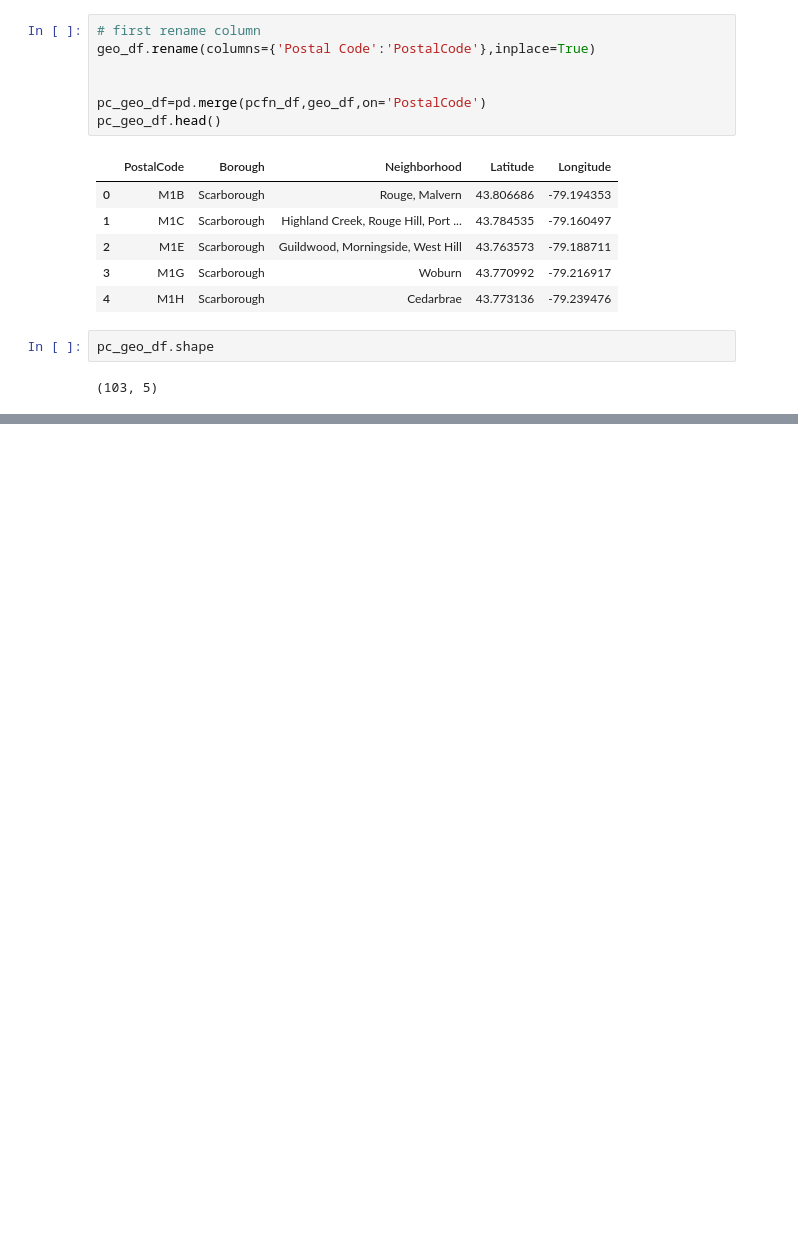
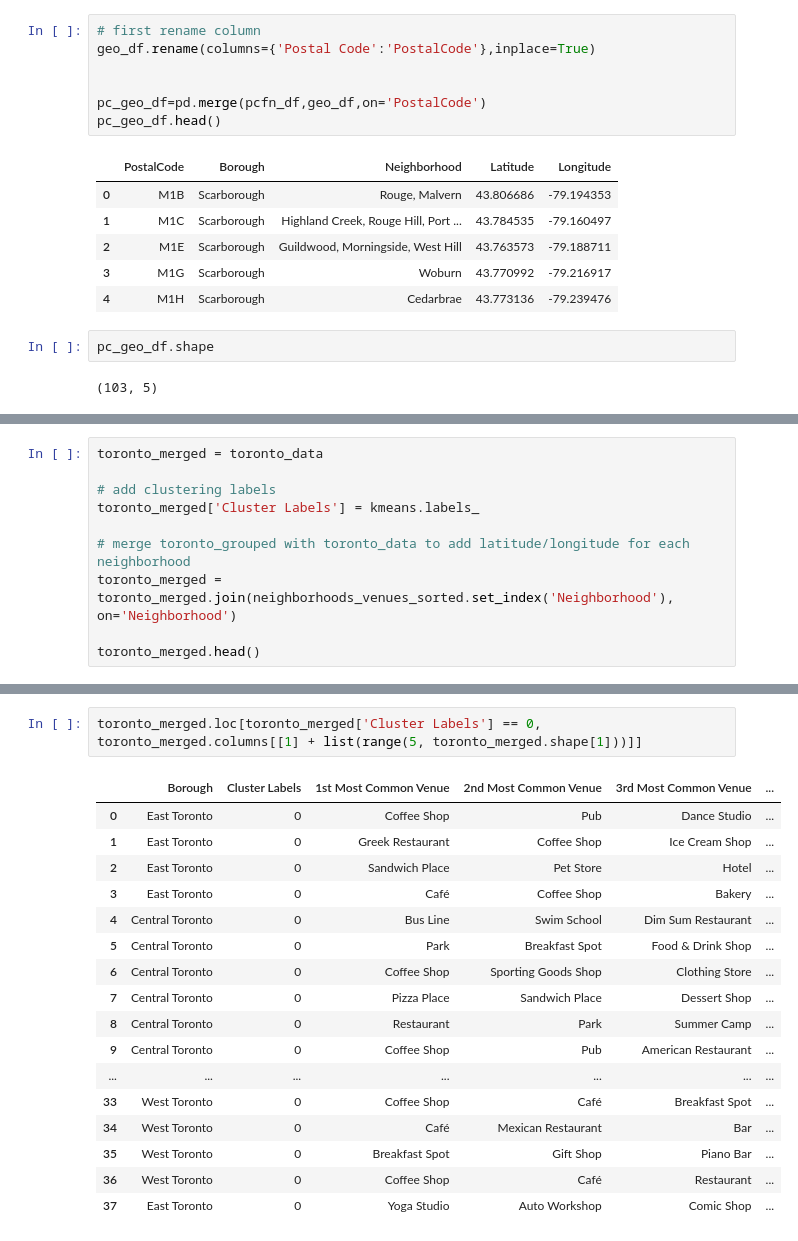
Before and after one commit to Greeka75/Coursera_Capstone, a Jupyter notebook: Capstone_3.ipynb, the cells around one changed output, grey strips where cells are left out. Cells and saved outputs as stored; diff of their text form; blank space fills up the shorter version.

```diff
--- a/Capstone_3.ipynb
+++ b/Capstone_3.ipynb
@@ -130,0 +499,10 @@ pc_geo_df.shape
+# %%
+toronto_merged = toronto_data
+
+# add clustering labels
+toronto_merged['Cluster Labels'] = kmeans.labels_
+
+# merge toronto_grouped with toronto_data to add latitude/longitude for each neighborhood
+toronto_merged = toronto_merged.join(neighborhoods_venues_sorted.set_index('Neighborhood'), on='Neighborhood')
+
+toronto_merged.head()
@@ -130,0 +544,20 @@ pc_geo_df.shape
+# %%
+toronto_merged.loc[toronto_merged['Cluster Labels'] == 0, toronto_merged.columns[[1] + list(range(5, toronto_merged.shape[1]))]]
+# %% [output]
+|  | Borough | Cluster Labels | 1st Most Common Venue | 2nd Most Common Venue | 3rd Most Common Venue | ... |
+| 0 | East Toronto | 0 | Coffee Shop | Pub | Dance Studio | ... |
+| 1 | East Toronto | 0 | Greek Restaurant | Coffee Shop | Ice Cream Shop | ... |
+| 2 | East Toronto | 0 | Sandwich Place | Pet Store | Hotel | ... |
+| 3 | East Toronto | 0 | Café | Coffee Shop | Bakery | ... |
+| 4 | Central Toronto | 0 | Bus Line | Swim School | Dim Sum Restaurant | ... |
+| 5 | Central Toronto | 0 | Park | Breakfast Spot | Food & Drink Shop | ... |
+| 6 | Central Toronto | 0 | Coffee Shop | Sporting Goods Shop | Clothing Store | ... |
+| 7 | Central Toronto | 0 | Pizza Place | Sandwich Place | Dessert Shop | ... |
+| 8 | Central Toronto | 0 | Restaurant | Park | Summer Camp | ... |
+| 9 | Central Toronto | 0 | Coffee Shop | Pub | American Restaurant | ... |
+| ... | ... | ... | ... | ... | ... | ... |
+| 33 | West Toronto | 0 | Coffee Shop | Café | Breakfast Spot | ... |
+| 34 | West Toronto | 0 | Café | Mexican Restaurant | Bar | ... |
+| 35 | West Toronto | 0 | Breakfast Spot | Gift Shop | Piano Bar | ... |
+| 36 | West Toronto | 0 | Coffee Shop | Café | Restaurant | ... |
+| 37 | East Toronto | 0 | Yoga Studio | Auto Workshop | Comic Shop | ... |
```
Also changed, not shown: parts of 46 cells of this notebook.
